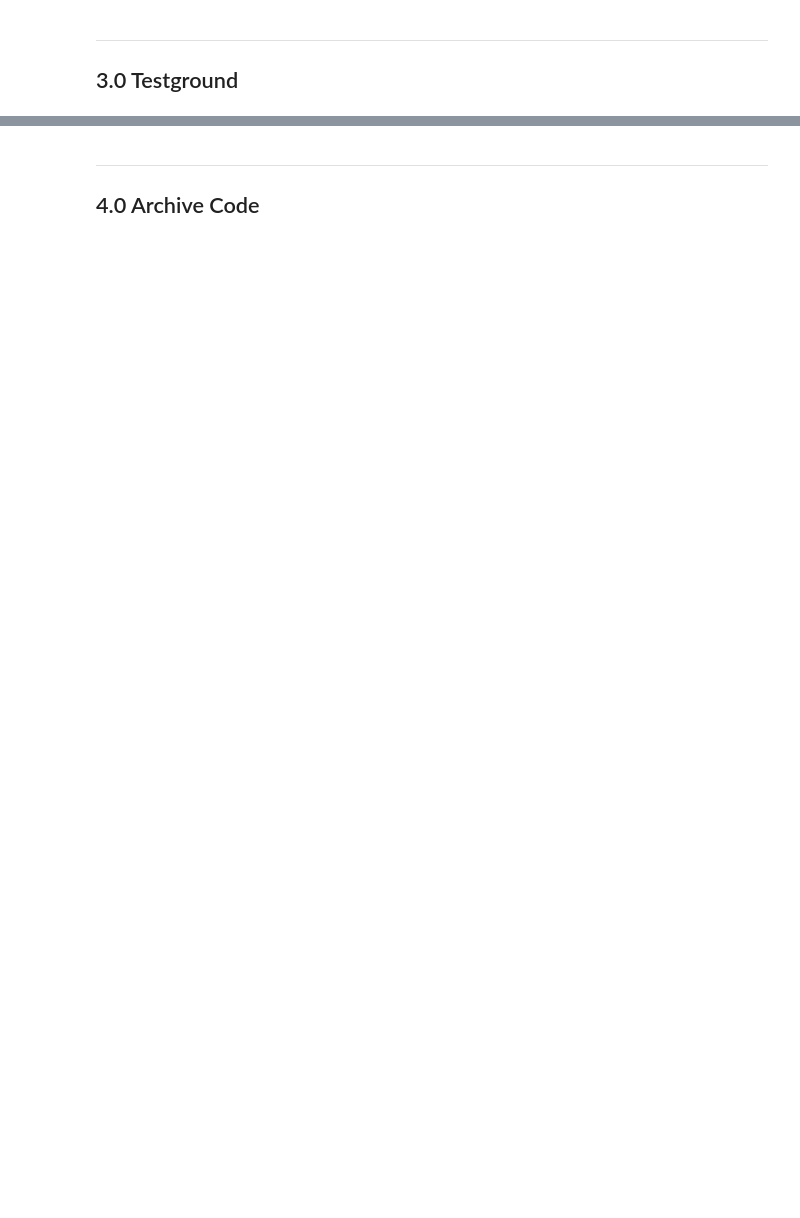
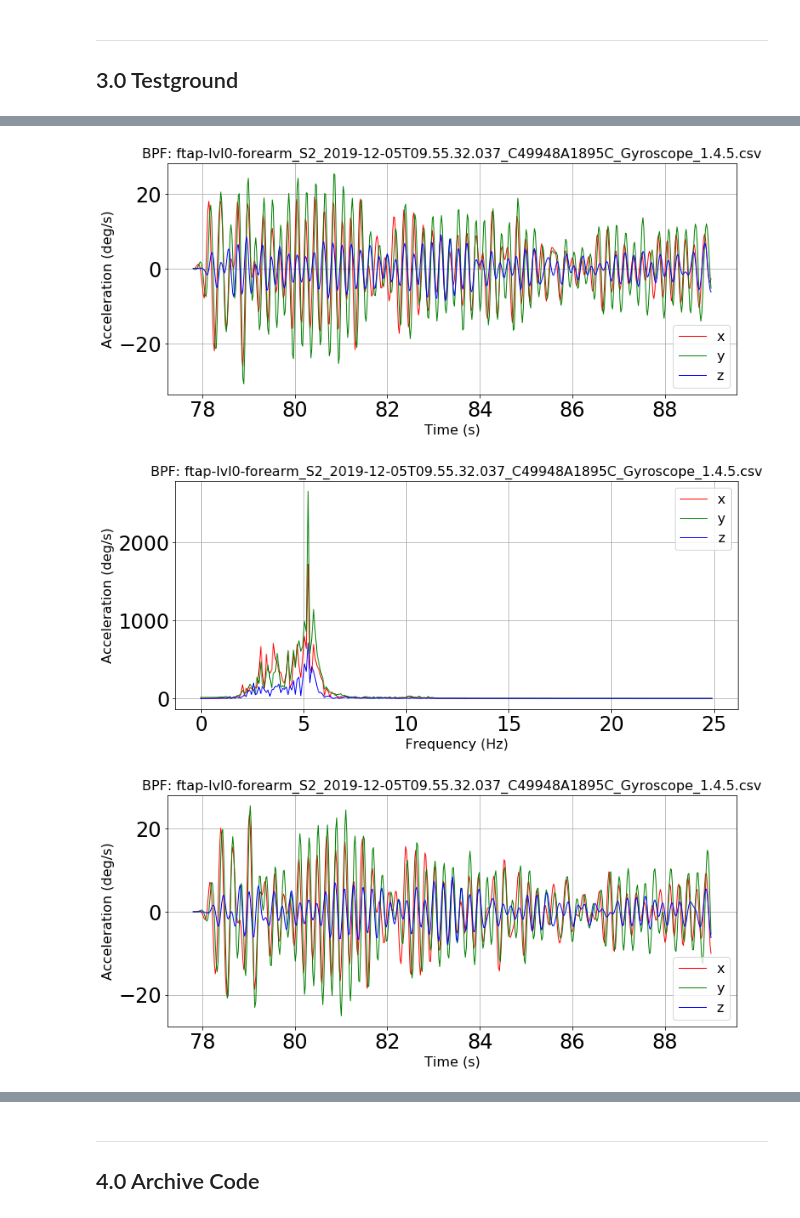
Before and after one commit to jwcn97/Parkinson-Disease-Repository, a Jupyter notebook: Testground/Test 3 - Chin Yang Playground/Ken_Test1/local.ipynb, the cells around one changed output, grey strips where cells are left out. Cells and saved outputs as stored; diff of their text form; code cells hidden in the pictures; blank space fills up the shorter version.

```diff
--- a/Testground/Test 3 - Chin Yang Playground/Ken_Test1/local.ipynb
+++ b/Testground/Test 3 - Chin Yang Playground/Ken_Test1/local.ipynb
@@ -50,5 +50,5 @@ C:\Users\User\Desktop\PD-local-branch-cy\Patient001-2019-12-05\leag-calf&heel
 ---
 ## 3.0 Testground
 # %%
-fs = 50
-plot_frequency(df, fs, t = file)
+# fs = 50
+# plot_frequency(df, fs, t = file)
@@ -85,0 +84,21 @@ plot_time_3_axes(df_3, t = file)
+# %%
+###### fs = 50
+lowcut = 2.5
+highcut = 5
+for order in [3,5,7]:
+
+
+# ==============================================
+# Filtered Signals - Data Pre-processing
+# ==============================================
+    bpf_data = butter_bandpass_filter(df_3, lowcut, highcut, fs, order, file)
+
+# ==============================================
+# Filter Plots
+# ==============================================
+    plot_time_3_axes(bpf_data, t = "BPF: " + file)
+    plot_frequency(bpf_data, fs, t = "BPF: " + file)
+# %% [output]
+[figure, added]
+[figure, added]
+[figure, added]
```
Also changed, not shown: parts of 6 cells of this notebook, 3 other files.
